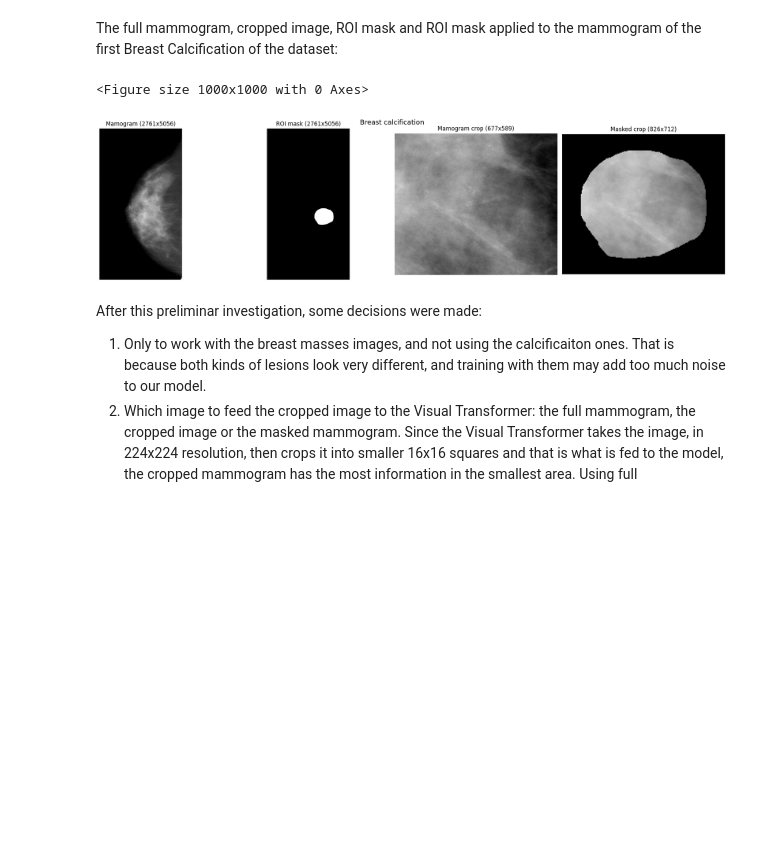
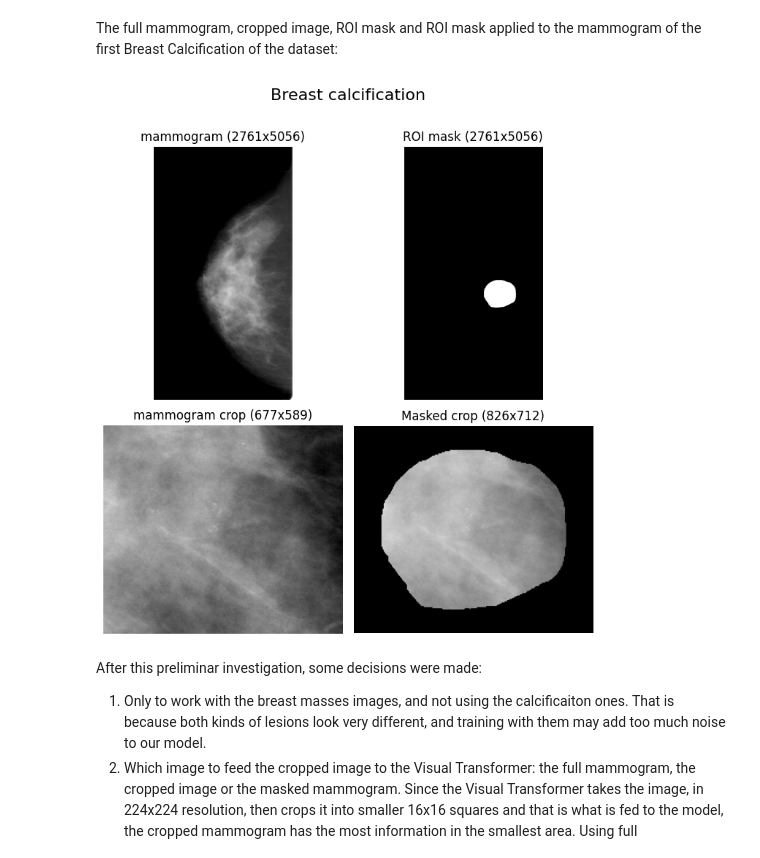
Before and after one commit to EstherRH00/TDA_Visual_Transformer, a Jupyter notebook: notebook.ipynb, the cells around one changed output. Drawn from its saved outputs; the diff is of its cells as text; code cells hidden in the pictures; blank space fills up the shorter version.

```diff
--- a/notebook.ipynb
+++ b/notebook.ipynb
@@ -261,38 +260,36 @@ plt.show()
 # %% [markdown]
 The full mammogram, cropped image, ROI mask and ROI mask applied to the mammogram of the first Breast Calcification of the dataset:
 # %%
-row = calc_train_df.iloc[0]
+row_calc = calc_train_df.iloc[0]
 
-mammogram_path = resolve_mammogram_path(row["image file path"])
-mammogram = load_dicom(mammogram_path)
+mammogram_path_calc = resolve_mammogram_path(row_calc["image file path"])
+mammogram_calc = load_dicom(mammogram_path_calc)
 
-roi_mask_path = resolve_roi_mask_path(row["ROI mask file path"])
-roi_mask = load_dicom(roi_mask_path)
+roi_mask_path_calc = resolve_roi_mask_path(row_calc["ROI mask file path"])
+roi_mask_calc = load_dicom(roi_mask_path_calc)
 
-cropped_mammogram_path = resolve_cropped_mammogram_path(row["cropped image file path"])
-cropped_mammogram = load_dicom(cropped_mammogram_path)
+cropped_mammogram_path_calc = resolve_cropped_mammogram_path(row_calc["cropped image file path"])
+cropped_mammogram_calc = load_dicom(cropped_mammogram_path_calc)
 
-masked_crop = extract_roi_crop(mammogram, roi_mask)
+masked_crop_calc = extract_roi_crop(mammogram_calc, roi_mask_calc)
 
-plt.figure(figsize=(10,10))
-
-fig, axes = plt.subplots(1, 4, figsize=(20, 5))
-for ax, img, title in zip(axes,
-    [mammogram, roi_mask, cropped_mammogram, masked_crop],
-    [f'mammogram ({mammogram.shape[1]}x{mammogram.shape[0]})',
-     f'ROI mask ({roi_mask.shape[1]}x{roi_mask.shape[0]})',
-     f'mammogram crop ({cropped_mammogram.shape[1]}x{cropped_mammogram.shape[0]})',
-     f'Masked crop ({masked_crop.shape[1]}x{masked_crop.shape[0]})']):
+fig, axes = plt.subplots(2, 2, figsize=(7, 8))
+for ax, img, title in zip(axes.ravel(),
+    [mammogram_calc, roi_mask_calc, cropped_mammogram_calc, masked_crop_calc],
+    [f'mammogram ({mammogram_calc.shape[1]}x{mammogram_calc.shape[0]})',
+     f'ROI mask ({roi_mask_calc.shape[1]}x{roi_mask_calc.shape[0]})',
+     f'mammogram crop ({cropped_mammogram_calc.shape[1]}x{cropped_mammogram_calc.shape[0]})',
+     f'Masked crop ({masked_crop_calc.shape[1]}x{masked_crop_calc.shape[0]})']):
     ax.imshow(img, cmap='gray')
     ax.set_title(title)
     ax.axis('off')
-plt.tight_layout()
 
-plt.suptitle("Breast calcification", fontsize="x-large")
+plt.subplots_adjust(wspace=0.02, hspace=0.05)
+plt.suptitle("Breast calcification", fontsize=16, y=0.99)
+plt.tight_layout(rect=[0, 0, 1, 0.98])
 plt.show()
 # %% [output]
-<Figure size 1000x1000 with 0 Axes>
-[figure, old version]
+[figure, new version]
 # %% [markdown]
 After this preliminar investigation, some decisions were made:
 
```
Also changed, not shown: parts of 11 cells of this notebook, 5 other files.
